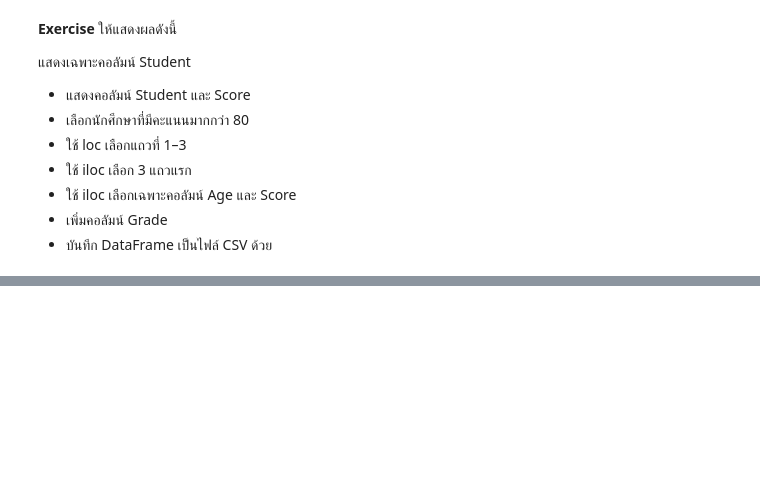
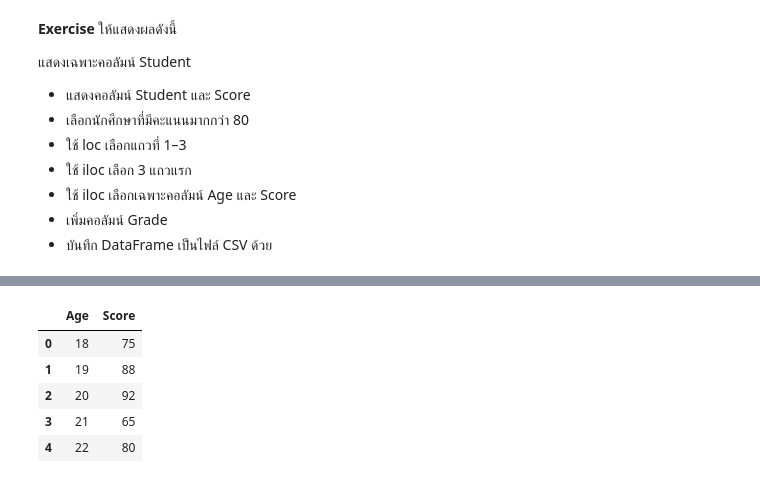
Before and after one commit to Saranwich/CSTU-Sparkcamp-2026, a Jupyter notebook: resources/drive-download-20260604T060015Z-3-001/Code/ALab2_ Dictionaries & Pandas.ipynb, the cells around one changed output, grey strips where cells are left out. Saved outputs shown, nothing was run; the diff lists cells and outputs as text; code cells hidden in the pictures; blank space fills up the shorter version.

```diff
--- a/resources/drive-download-20260604T060015Z-3-001/Code/ALab2_ Dictionaries & Pandas.ipynb
+++ b/resources/drive-download-20260604T060015Z-3-001/Code/ALab2_ Dictionaries & Pandas.ipynb
@@ -399,0 +430,9 @@ df = pd.DataFrame(data)
+# %%
+df.iloc[:, 1:3]
+# %% [output]
+|  | Age | Score |
+| 0 | 18 | 75 |
+| 1 | 19 | 88 |
+| 2 | 20 | 92 |
+| 3 | 21 | 65 |
+| 4 | 22 | 80 |
```
Also changed, not shown: parts of 6 cells of this notebook, 5 other files.
